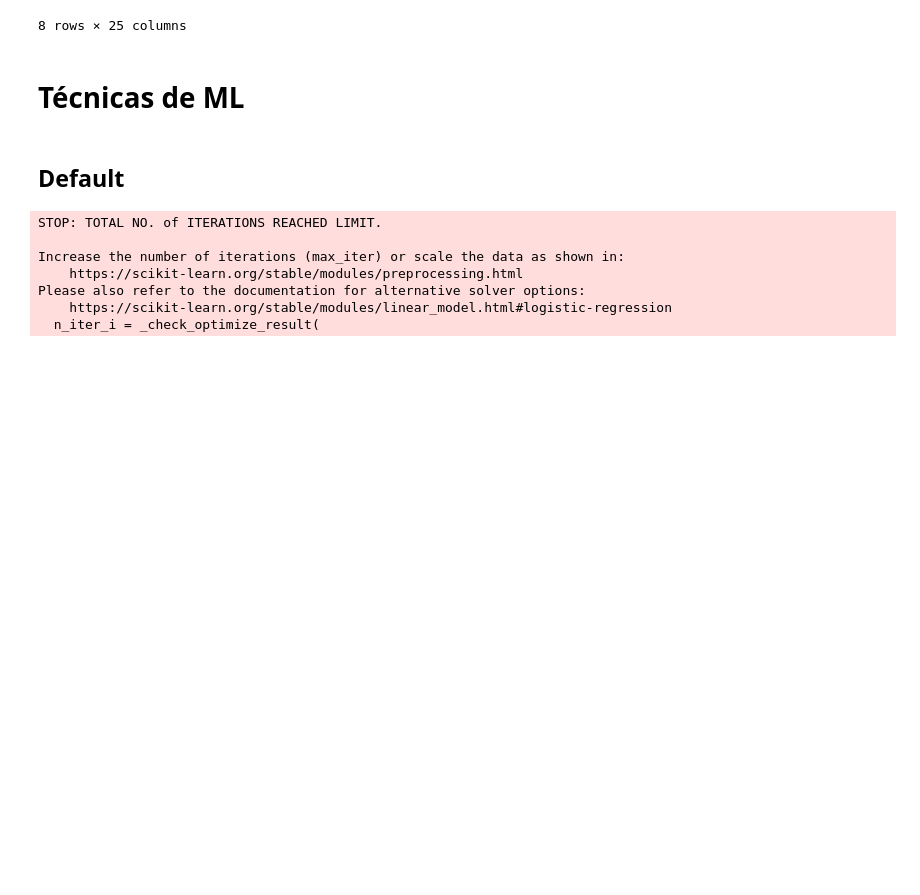
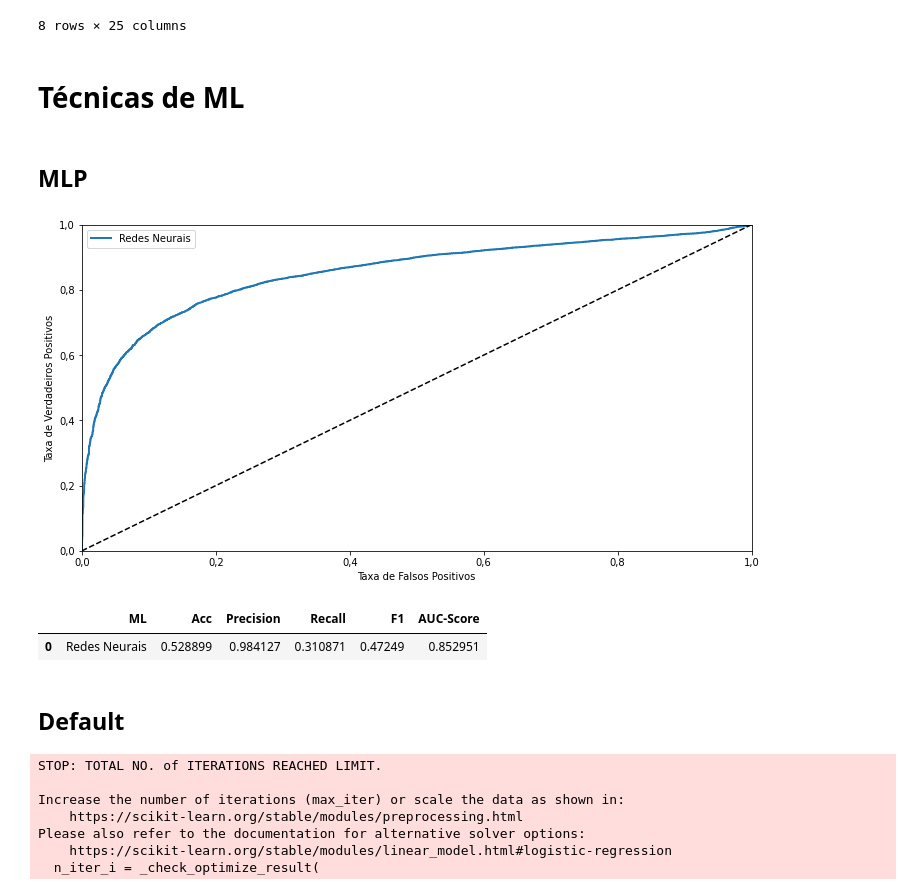
Before and after one commit to mrelero/machine-learning-anatel-database, a Jupyter notebook: Paper2/Model1.ipynb, the cells around one changed output. Drawn from its saved outputs; the diff is of its cells as text; code cells hidden in the pictures; blank space fills up the shorter version.

Commit message:
Grid Search e MLP

```diff
--- a/Paper2/Model1.ipynb
+++ b/Paper2/Model1.ipynb
@@ -268,3 +269,36 @@ classifiers = {"RF": Rand_Forest_Class, "KNN": Knn_Class, "Logistic Regression":
+# %% [markdown]
+## MLP
+# %%
+desempenho_ml_NN = pd.DataFrame(columns=['ML','Acc','Precision','Recall', 'F1', 'AUC-Score'])
+parameter_space = {
+    'hidden_layer_sizes': [(10,30,10),(20,)],
+    'activation': ['tanh', 'relu'],
+    'solver': ['sgd', 'adam'],
+    'alpha': [0.0001, 0.05],
+    'learning_rate': ['constant','adaptive'],
+}
+
+Neural_Network_Grid_Search = GridSearchCV(Neural_Network, parameter_space, n_jobs=-1, cv=5)
+Neural_Network_Grid_Search.fit(X_train, y_train)
+y_pred = Neural_Network_Grid_Search.predict(X_test)
+acc = metrics.accuracy_score(y_test, y_pred)
+y_pred_prob = Neural_Network_Grid_Search.predict_proba(X_test)
+y_pred_prob = y_pred_prob[:, 1]
+cm = confusion_matrix(y_test, y_pred)
+pr = precision_score(y_test,y_pred)
+rec = recall_score(y_test,y_pred)
+F1 = f1_score(y_test, y_pred)
+fpr, tpr, threshold = roc_curve(y_test,y_pred_prob)
+plot_roc_curve(fpr,tpr,  "Redes Neurais")
+auc = roc_auc_score(y_test,y_pred_prob)
+desempenho_ml_NN.loc[0] = pd.Series({'ML': "Redes Neurais", 'Acc': acc, 'Precision': pr, 'Recall': rec, 'F1': F1, 'AUC-Score': auc})
+# %% [output]
+[figure, added]
+# %%
+desempenho_ml_NN
+# %% [output]
+|  | ML | Acc | Precision | Recall | F1 | AUC-Score |
+| 0 | Redes Neurais | 0.528899 | 0.984127 | 0.310871 | 0.47249 | 0.852951 |
 # %% [markdown]
 ## Default
 # %%
```
Also changed, not shown: parts of 9 cells of this notebook.
